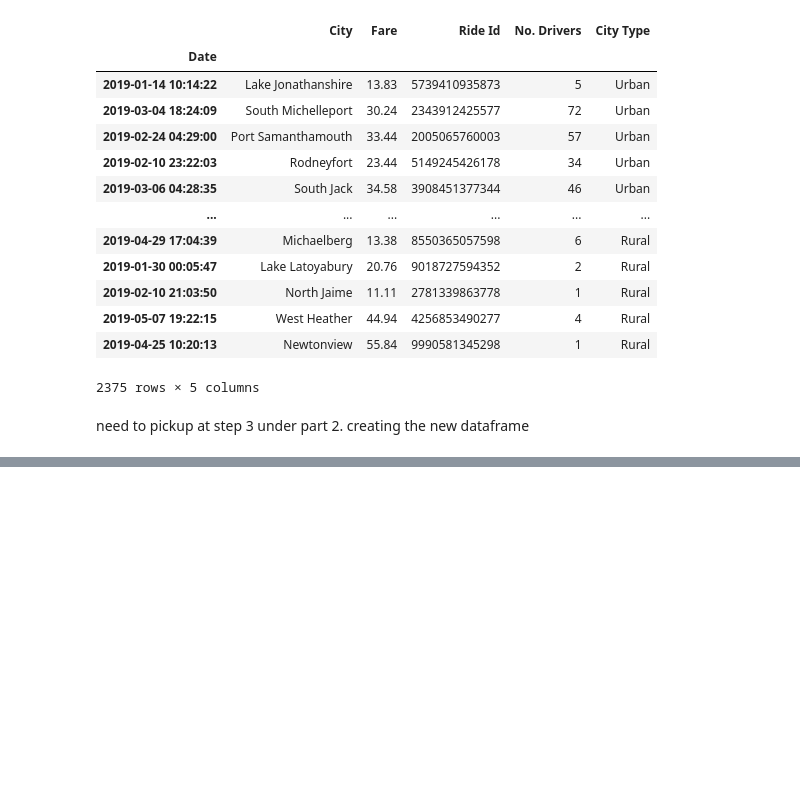
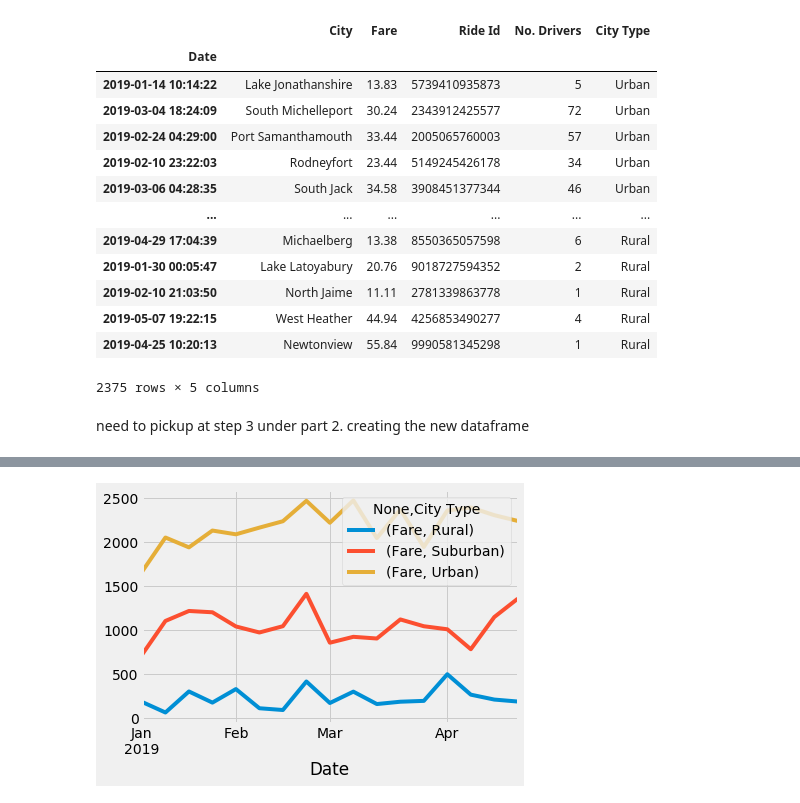
Before and after one commit to swund283/PyBer_Analysis, a Jupyter notebook: PyBer.ipynb, the cells around one changed output, grey strips where cells are left out. Cells and saved outputs as stored; diff of their text form; code cells hidden in the pictures; blank space fills up the shorter version.

```diff
--- a/PyBer.ipynb
+++ b/PyBer.ipynb
@@ -897,0 +941,2 @@ need to pickup at step 3 under part 2.   creating the new dataframe
+# %%
+fares_by_citytype = pyber_data_copy.groupby(["Date", "City Type"]).sum()
@@ -897,0 +960,2 @@ need to pickup at step 3 under part 2.   creating the new dataframe
+# %%
+fare_pt = fares_by_citytype.pivot_table(index=['Date'], columns=["City Type"], values=['Fare'], aggfunc='sum')
@@ -897,0 +980,2 @@ need to pickup at step 3 under part 2.   creating the new dataframe
+# %%
+sel_dates_pt = fare_pt.loc['2019-01-01':'2019-04-28']
@@ -897,0 +1000,2 @@ need to pickup at step 3 under part 2.   creating the new dataframe
+# %%
+week_dates_pt = sel_dates_pt.resample("W").sum()
@@ -897,0 +1025,4 @@ need to pickup at step 3 under part 2.   creating the new dataframe
+# %%
+ax = week_dates_pt.plot()
+# %% [output]
+[figure, added]
```
Also changed, not shown: parts of 15 cells of this notebook.
